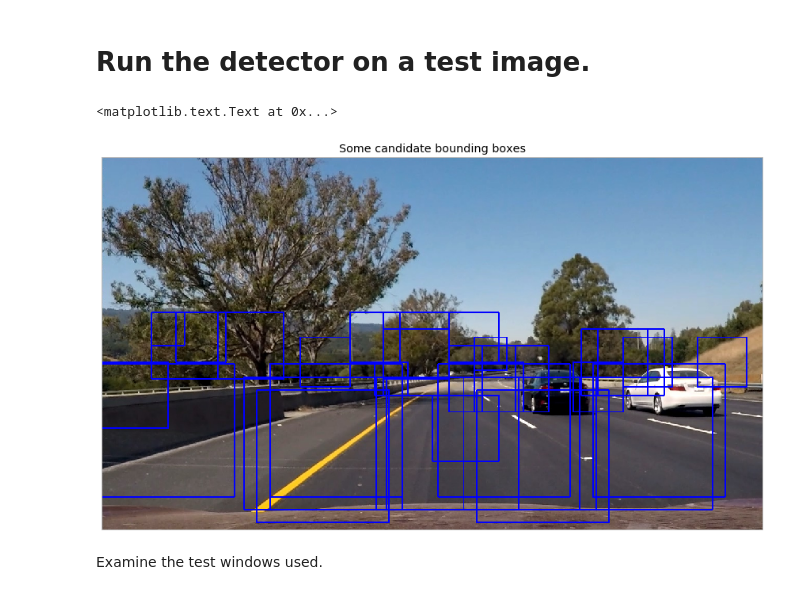
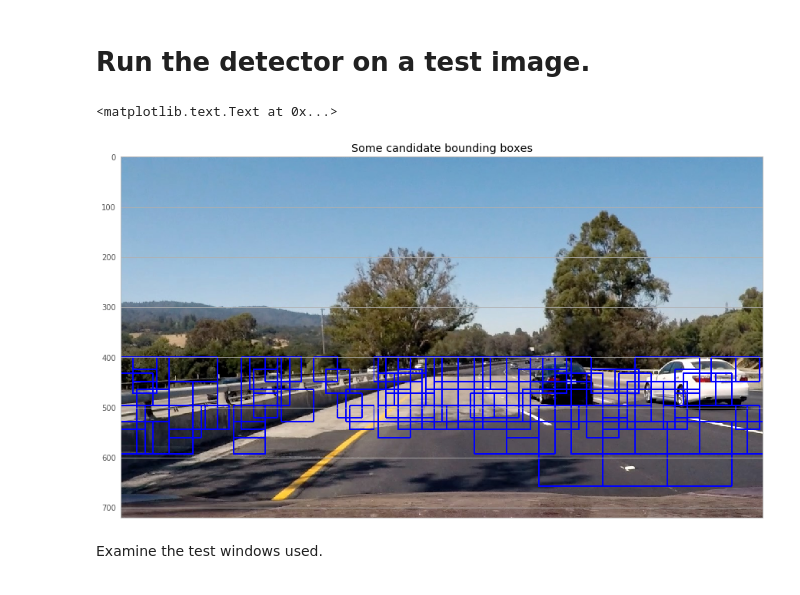
Before and after one commit to tsbertalan/vehicleDetection, a Jupyter notebook: Vehicle Detection - detector object.ipynb, the cells around one changed output. Drawn from its saved outputs; the diff is of its cells as text; code cells hidden in the pictures.

```diff
--- a/Vehicle Detection - detector object.ipynb
+++ b/Vehicle Detection - detector object.ipynb
@@ -146,17 +76,16 @@ import vehicleDetection.detector
 # %%
 fig, ax = plt.subplots()
-#classLabels = list(sorted(set(Y)))
 classLabels = [0, 1, 2, 3, 4]
 x = []
 y = []
 x.extend(classLabels)
-y.extend([Y.count(label) for label in classLabels])
+y.extend([classes.count(label) for label in classLabels])
 x.append(5)
-y.append(np.array(Y).astype(bool).astype(int).sum())
+y.append(np.array(classes).astype(bool).astype(int).sum())
 ax.bar(x, y)
 ax.set_xticks(range(6))
 classLabelNames = ['non-vehicle']
-classLabelNames.extend(subKeys['vehicles'])
+classLabelNames.extend(vehicleDetection.data.subKeys['vehicles'])
 classLabelNames.append('vehicles (all cases)')
 ax.set_xticklabels(classLabelNames, rotation=20);
 ax.set_ylabel('count')
@@ -166,9 +95,10 @@ ax.set_xlabel('class');
 # %%
 indices = np.arange(len(images))
 np.random.shuffle(indices)
-n = 2048
+n = 1024
 imageWindows = [images[i] for i in indices[:n]]
-classes = [Y[i] for i in indices[:n]]
+windowClasses = [classes[i] for i in indices[:n]]
 # %%
 best_params_ = {'gamma': 6.5793322465756827e-05, 'kernel': 'rbf', 'C': 15.199110829529332}
-best_params_ = {'kernel': 'linear', 'C': 12.0}
+# best_params_ = {'gamma': 10**(-4), 'kernel': 'rbf', 'C': 2}
+# best_params_ = {'kernel': 'linear', 'C': 1.0}
@@ -269,7 +181,7 @@ Got scalar parameter (C). Assuming no CV requested.
 %%time
 detector.fit(
     images,
-    Y,
+    classes,
 )
 # %% [output]
 /home/tsbertalan/.virtualenvs/carnd/lib/python3.5/site-packages/skimage/feature/_hog.py:119: skimage_deprecation: Default value of `block_norm`==`L1` is deprecated and will be changed to `L2-Hys` in v ...
@@ -280,28 +247,28 @@ Wall time: 30.6 s
 # %% [markdown]
 # Run the detector on a test image.
 # %%
-impath = 'test_images/test6.jpg'
+impath = 'test_images/test4.jpg'
 img = mpimage.imread(impath)
-windows = vehicleDetection.search_classify.slide_window(img)
+windows = vehicleDetection.search.slide_window(img)
 
 windows = [w for w in detector.generateWindows(img)]
 np.random.shuffle(windows)
 
-nwin = 32
+nwin = 96
 windows[:nwin]
 
 fig, ax = plt.subplots(figsize=(16,9))
 ax.imshow(
     vehicleDetection.drawing.draw_boxes(
         img, windows[:nwin], thick=2,
     )
 )
-ax.set_xticks([])
-ax.set_yticks([]);
+ax.set_xticks([]);
+# ax.set_yticks([]);
 ax.set_title('Some candidate bounding boxes')
 # %% [output]
 <matplotlib.text.Text at 0x...>
-[figure, old version]
+[figure, new version]
 # %% [markdown]
 Examine the test windows used.
 # %%
```
Also changed, not shown: parts of 37 cells of this notebook, 7 other files.
